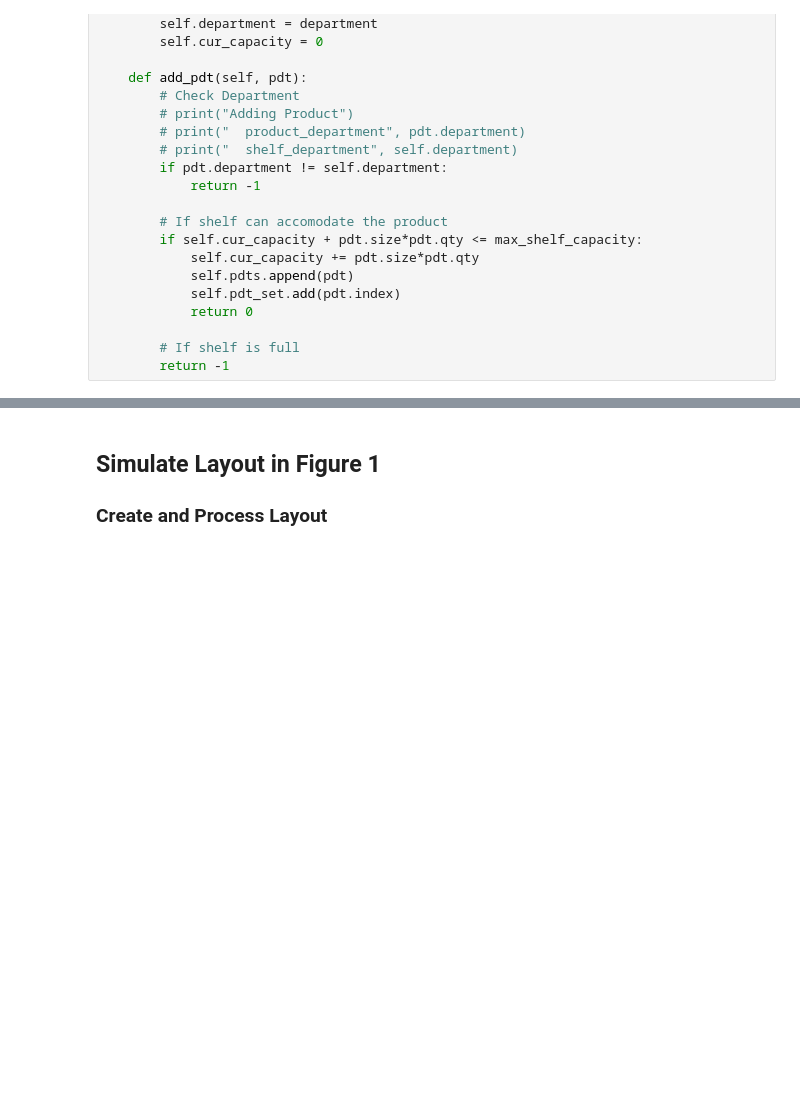
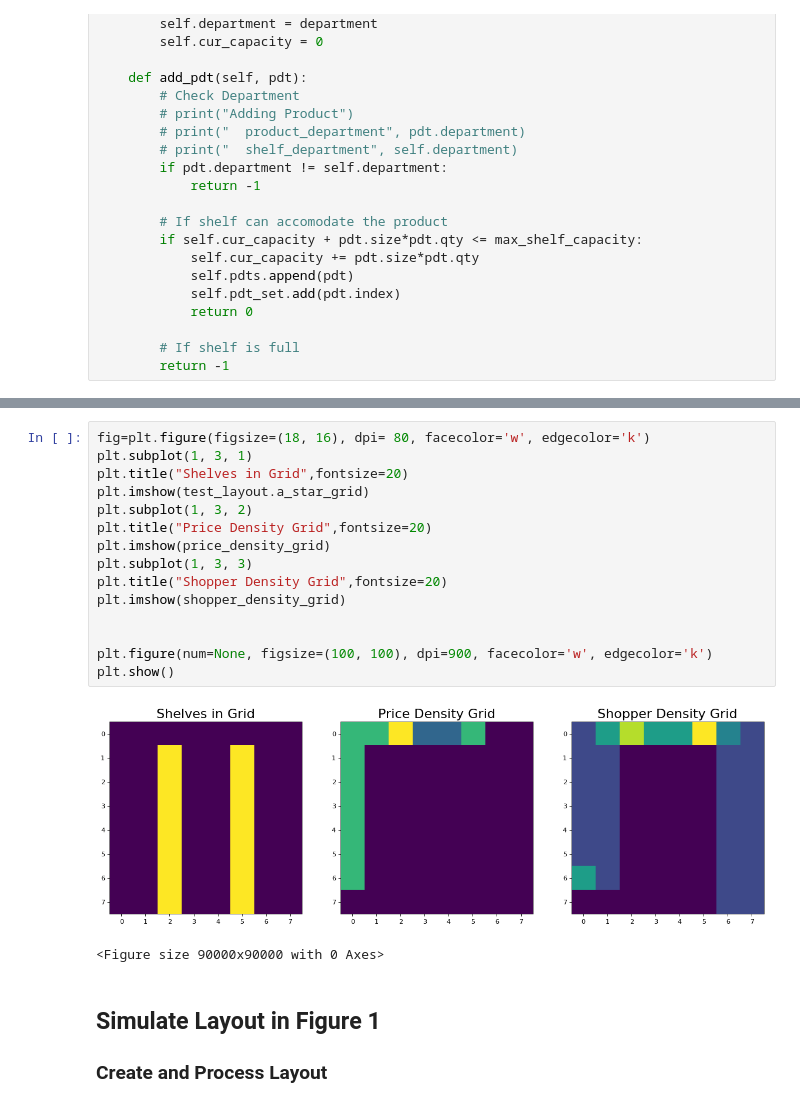
Before and after one commit to BrandonTang89/FlashShopping, a Jupyter notebook: IMMC Code 2.ipynb, the cells around one changed output, grey strips where cells are left out. Drawn from its saved outputs; the diff is of its cells as text; blank space fills up the shorter version.

```diff
--- a/IMMC Code 2.ipynb
+++ b/IMMC Code 2.ipynb
@@ -578,3 +642,21 @@ def total_loss(shopper_density_grid, price_density_grid):
+# %%
+fig=plt.figure(figsize=(18, 16), dpi= 80, facecolor='w', edgecolor='k')
+plt.subplot(1, 3, 1)
+plt.title("Shelves in Grid",fontsize=20)
+plt.imshow(test_layout.a_star_grid)
+plt.subplot(1, 3, 2)
+plt.title("Price Density Grid",fontsize=20)
+plt.imshow(price_density_grid)
+plt.subplot(1, 3, 3)
+plt.title("Shopper Density Grid",fontsize=20)
+plt.imshow(shopper_density_grid)
+
+
+plt.figure(num=None, figsize=(100, 100), dpi=900, facecolor='w', edgecolor='k')
+plt.show()
+# %% [output]
+[figure, added]
+<Figure size 90000x90000 with 0 Axes>
 # %% [markdown]
 ## Simulate Layout in Figure 1
 ### Create and Process Layout
```
Also changed, not shown: parts of 24 cells of this notebook, 1 other file.
